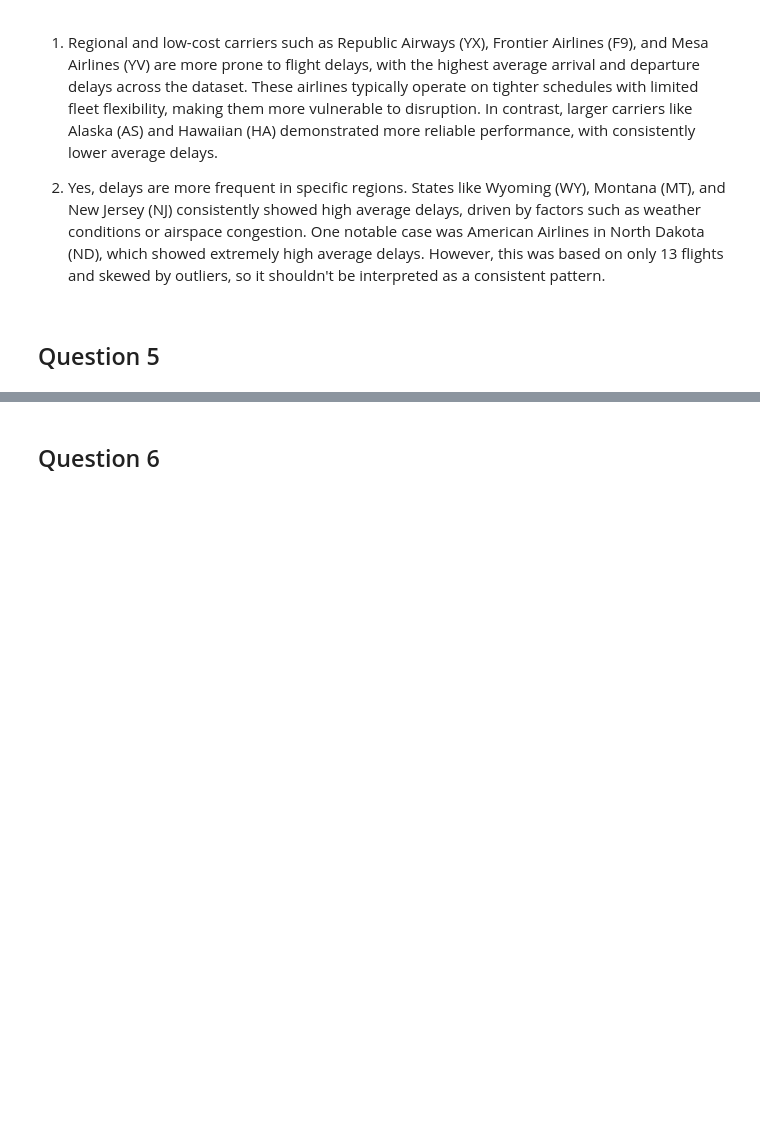
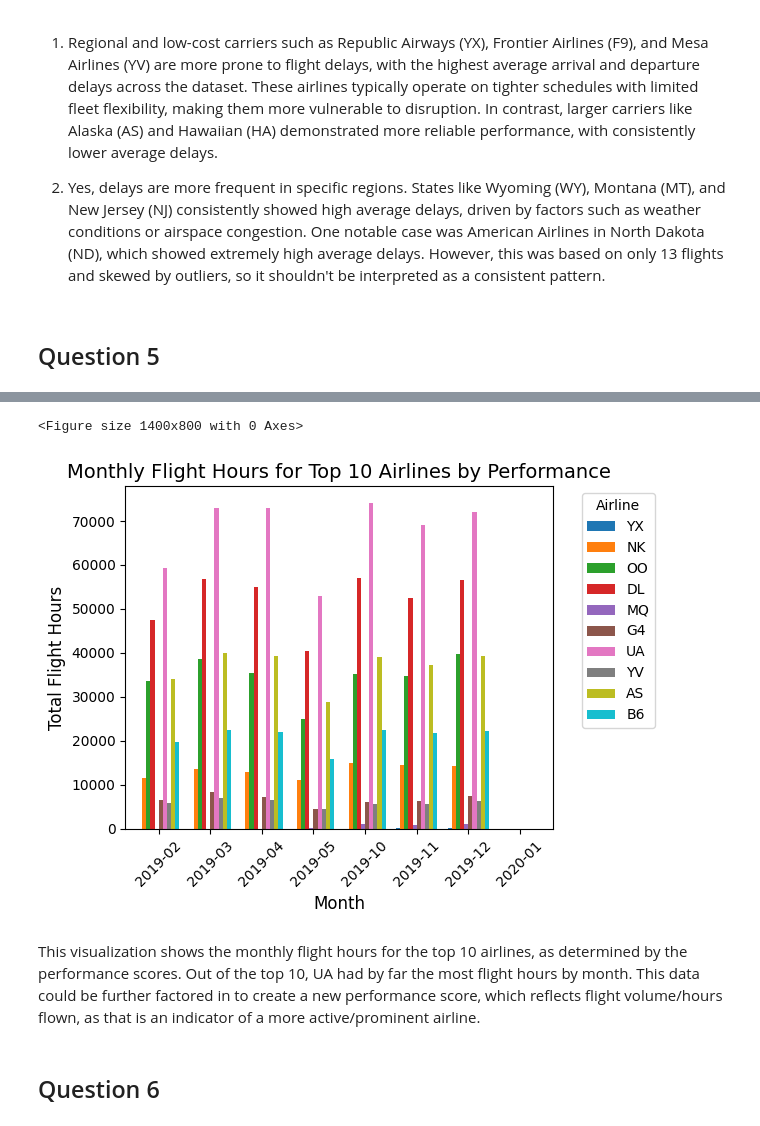
Before and after one commit to GauriRajesh733/DS3000-Practicum1, a Jupyter notebook: DS3000_Practicum1.ipynb, the cells around one changed output, grey strips where cells are left out. Cells and saved outputs as stored; diff of their text form; code cells hidden in the pictures; blank space fills up the shorter version.

```diff
--- a/DS3000_Practicum1.ipynb
+++ b/DS3000_Practicum1.ipynb
@@ -1127,0 +1178,7 @@ aa_nd_count, aa_nd_summary
+# %%
+top_airlines = performance[performance["Total_Flights"] >= 100]\
+    .nlargest(10, "Performance_Score")\
+    [["CARRIER_CODE", "Performance_Score", "OnTime_Arrival_15min_%", "OnTime_Departure_%"]]
+
+print("Top 10 Airlines by Operational Punctuality:")
+print(top_airlines.round(2).to_string(index=False))
@@ -1128,3 +1200,32 @@ aa_nd_count, aa_nd_summary
+# %%
+top_10_codes = top_airlines['CARRIER_CODE'].unique().tolist()
+df_top10 = df[df['CARRIER_CODE'].isin(top_10_codes)].copy()
+# %%
+df_top10['Month'] = pd.to_datetime(df_top10['FL_DATE']).dt.strftime('%Y-%m')
+flight_hours_monthly = (df_top10.groupby(['CARRIER_CODE', 'Month'], observed=False)
+                         .agg(Total_Flight_Minutes=('ELAPSED_TIME', 'sum'))
+                         .reset_index())
+flight_hours_monthly['Total_Flight_Hours'] = flight_hours_monthly['Total_Flight_Minutes'] / 60
+# %%
+pivot_data = (flight_hours_monthly.pivot(index='Month',
+                                       columns='CARRIER_CODE',
+                                       values='Total_Flight_Hours')
+              [top_10_codes])
+# %%
+plt.figure(figsize=(14, 8))
+ax = pivot_data.plot(kind='bar', width=0.8)
+plt.title('Monthly Flight Hours for Top 10 Airlines by Performance', fontsize=14)
+plt.xlabel('Month', fontsize=12)
+plt.ylabel('Total Flight Hours', fontsize=12)
+plt.xticks(rotation=45)
+plt.legend(title='Airline', bbox_to_anchor=(1.05, 1), loc='upper left')
+plt.tight_layout()
+plt.show()
+# %% [output]
+<Figure size 1400x800 with 0 Axes>
+[figure, added]
+# %% [markdown]
+This visualization shows the monthly flight hours for the top 10 airlines, as determined by the performance scores. Out of the top 10, UA had by far the most flight hours by month. This data could be further factored in to create a new performance score, which reflects flight volume/hours flown, as that is an indicator of a more active/prominent airline.
 # %% [markdown]
 ## Question 6
 # %%
```
Also changed, not shown: parts of 19 cells of this notebook.
